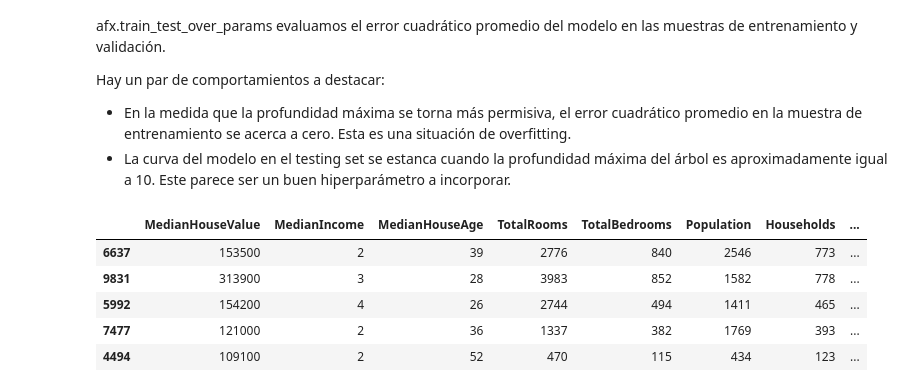
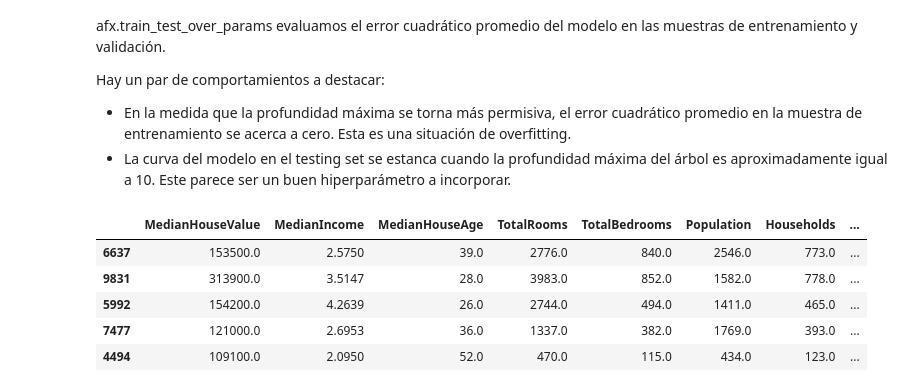
Before and after one commit to Denniels/Machine_Learning, a Jupyter notebook: Algoritmos_de_Ensamble/Aspectos_Formales_arboles_Decicion.ipynb, the cells around one changed output. Cells and saved outputs as stored; diff of their text form; code cells hidden in the pictures.

```diff
--- a/Algoritmos_de_Ensamble/Aspectos_Formales_arboles_Decicion.ipynb
+++ b/Algoritmos_de_Ensamble/Aspectos_Formales_arboles_Decicion.ipynb
@@ -231,15 +231,14 @@ Hay un par de comportamientos a destacar:
   árbol es aproximadamente igual a 10. Este parece ser un buen hiperparámetro a
   incorporar.
 # %%
-df = df.astype(int)
 df.sample(5, random_state = 15820)
 # %% [output]
 |  | MedianHouseValue | MedianIncome | MedianHouseAge | TotalRooms | TotalBedrooms | Population | Households | ... |
-| 6637 | 153500 | 2 | 39 | 2776 | 840 | 2546 | 773 | ... |
-| 9831 | 313900 | 3 | 28 | 3983 | 852 | 1582 | 778 | ... |
-| 5992 | 154200 | 4 | 26 | 2744 | 494 | 1411 | 465 | ... |
-| 7477 | 121000 | 2 | 36 | 1337 | 382 | 1769 | 393 | ... |
-| 4494 | 109100 | 2 | 52 | 470 | 115 | 434 | 123 | ... |
+| 6637 | 153500.0 | 2.5750 | 39.0 | 2776.0 | 840.0 | 2546.0 | 773.0 | ... |
+| 9831 | 313900.0 | 3.5147 | 28.0 | 3983.0 | 852.0 | 1582.0 | 778.0 | ... |
+| 5992 | 154200.0 | 4.2639 | 26.0 | 2744.0 | 494.0 | 1411.0 | 465.0 | ... |
+| 7477 | 121000.0 | 2.6953 | 36.0 | 1337.0 | 382.0 | 1769.0 | 393.0 | ... |
+| 4494 | 109100.0 | 2.0950 | 52.0 | 470.0 | 115.0 | 434.0 | 123.0 | ... |
 # %%
 # generamos subconjuntos específicos para el problema de dos atributos
 x_tr, x_te, y_tr, y_te = train_test_split(df.loc[:, ['Longitude', 'Latitude']], df['log_MedianHouseValue'], test_size = .33, random_state = 15820)
```
Also changed, not shown: parts of 40 cells of this notebook, 9 other files.
